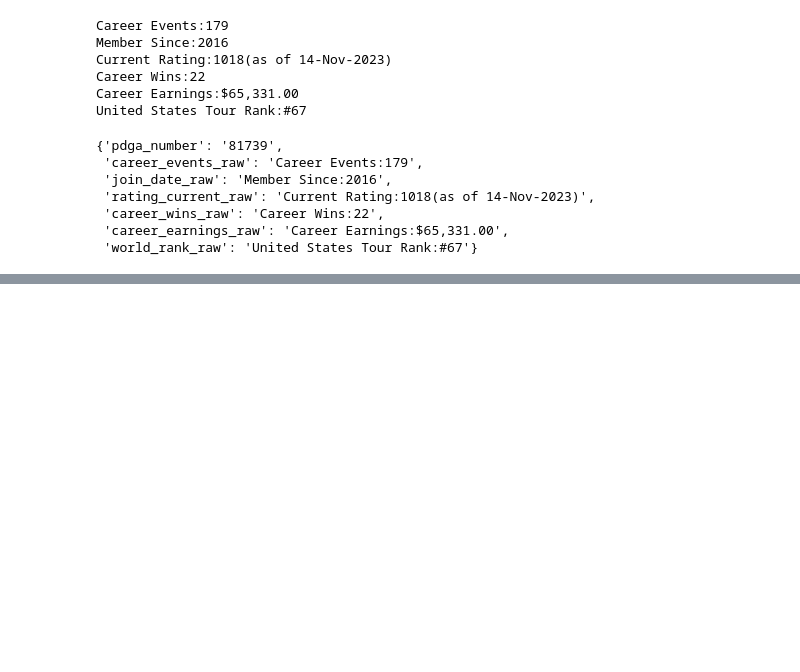
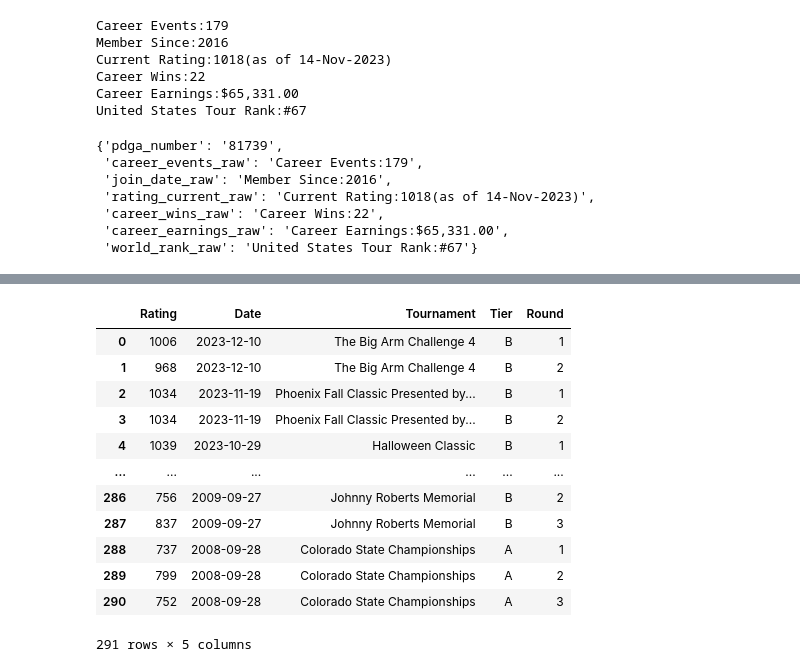
Before and after one commit to DustinEagar/fantasy_dgpt, a Jupyter notebook: fantasy_dg.ipynb, the cells around one changed output, grey strips where cells are left out. Drawn from its saved outputs; the diff is of its cells as text; code cells hidden in the pictures; blank space fills up the shorter version.

```diff
--- a/fantasy_dg.ipynb
+++ b/fantasy_dg.ipynb
@@ -283,0 +326,16 @@ players_24 = players_24.drop(columns=players_24.columns[2:8])
+# %%
+pd.DataFrame(players_24.iloc[0]['ratings_data'][0])
+# %% [output]
+|  | Rating | Date | Tournament | Tier | Round |
+| 0 | 1006 | 2023-12-10 | The Big Arm Challenge 4 | B | 1 |
+| 1 | 968 | 2023-12-10 | The Big Arm Challenge 4 | B | 2 |
+| 2 | 1034 | 2023-11-19 | Phoenix Fall Classic Presented by... | B | 1 |
+| 3 | 1034 | 2023-11-19 | Phoenix Fall Classic Presented by... | B | 2 |
+| 4 | 1039 | 2023-10-29 | Halloween Classic | B | 1 |
+| ... | ... | ... | ... | ... | ... |
+| 286 | 756 | 2009-09-27 | Johnny Roberts Memorial | B | 2 |
+| 287 | 837 | 2009-09-27 | Johnny Roberts Memorial | B | 3 |
+| 288 | 737 | 2008-09-28 | Colorado State Championships | A | 1 |
+| 289 | 799 | 2008-09-28 | Colorado State Championships | A | 2 |
+| 290 | 752 | 2008-09-28 | Colorado State Championships | A | 3 |
+291 rows × 5 columns
```
Also changed, not shown: parts of 9 cells of this notebook.
